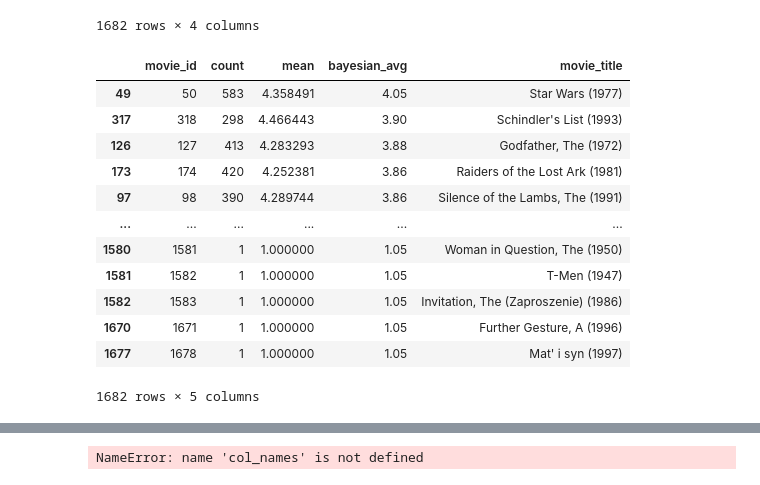
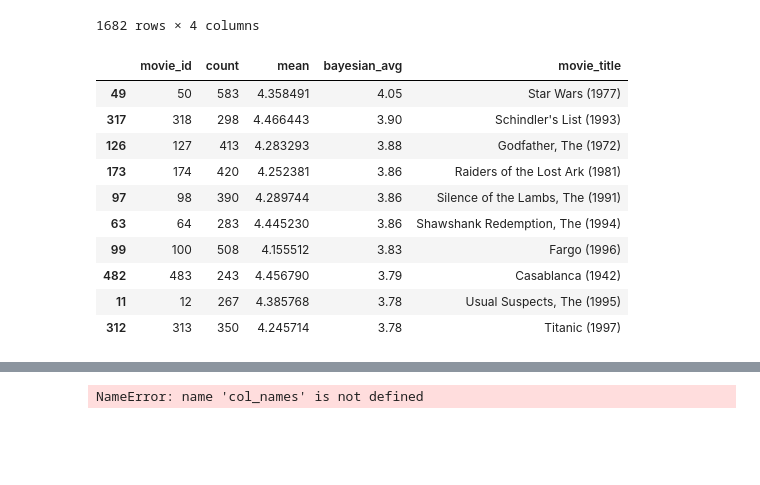
Before and after one commit to ChoutouriadiKaterina/Big_Data_2024, a Jupyter notebook: step one.ipynb, the cells around one changed output, grey strips where cells are left out. Drawn from its saved outputs; the diff is of its cells as text; code cells hidden in the pictures; blank space fills up the shorter version.

```diff
--- a/step one.ipynb
+++ b/step one.ipynb
@@ -343,22 +343,21 @@ movies_stats
 | 1681 | 1682 | 1 | 3.000000 | 1.08 |
 1682 rows × 4 columns
 # %%
+# So Based on the bayesian average the top 10 rated movies are:
 movies_stats = movies_stats.merge(movies[['movie_id','movie_title']])
-movies_stats.sort_values('bayesian_avg', ascending= False)
+movies_stats.sort_values('bayesian_avg', ascending= False).head(10)
 # %% [output]
 |  | movie_id | count | mean | bayesian_avg | movie_title |
 | 49 | 50 | 583 | 4.358491 | 4.05 | Star Wars (1977) |
 | 317 | 318 | 298 | 4.466443 | 3.90 | Schindler's List (1993) |
 | 126 | 127 | 413 | 4.283293 | 3.88 | Godfather, The (1972) |
 | 173 | 174 | 420 | 4.252381 | 3.86 | Raiders of the Lost Ark (1981) |
 | 97 | 98 | 390 | 4.289744 | 3.86 | Silence of the Lambs, The (1991) |
-| ... | ... | ... | ... | ... | ... |
-| 1580 | 1581 | 1 | 1.000000 | 1.05 | Woman in Question, The (1950) |
-| 1581 | 1582 | 1 | 1.000000 | 1.05 | T-Men (1947) |
-| 1582 | 1583 | 1 | 1.000000 | 1.05 | Invitation, The (Zaproszenie) (1986) |
-| 1670 | 1671 | 1 | 1.000000 | 1.05 | Further Gesture, A (1996) |
-| 1677 | 1678 | 1 | 1.000000 | 1.05 | Mat' i syn (1997) |
+| 63 | 64 | 283 | 4.445230 | 3.86 | Shawshank Redemption, The (1994) |
+| 99 | 100 | 508 | 4.155512 | 3.83 | Fargo (1996) |
+| 482 | 483 | 243 | 4.456790 | 3.79 | Casablanca (1942) |
+| 11 | 12 | 267 | 4.385768 | 3.78 | Usual Suspects, The (1995) |
+| 312 | 313 | 350 | 4.245714 | 3.78 | Titanic (1997) |
-1682 rows × 5 columns
 # %%
 # Outlier Detection for Users and Movies with a 1.5 Standard Deviation Threshold
 # choosing 1.5 for the outlier threshold because ~91% of users are concentrated below 1.5 standard deviation of the mean.
```
